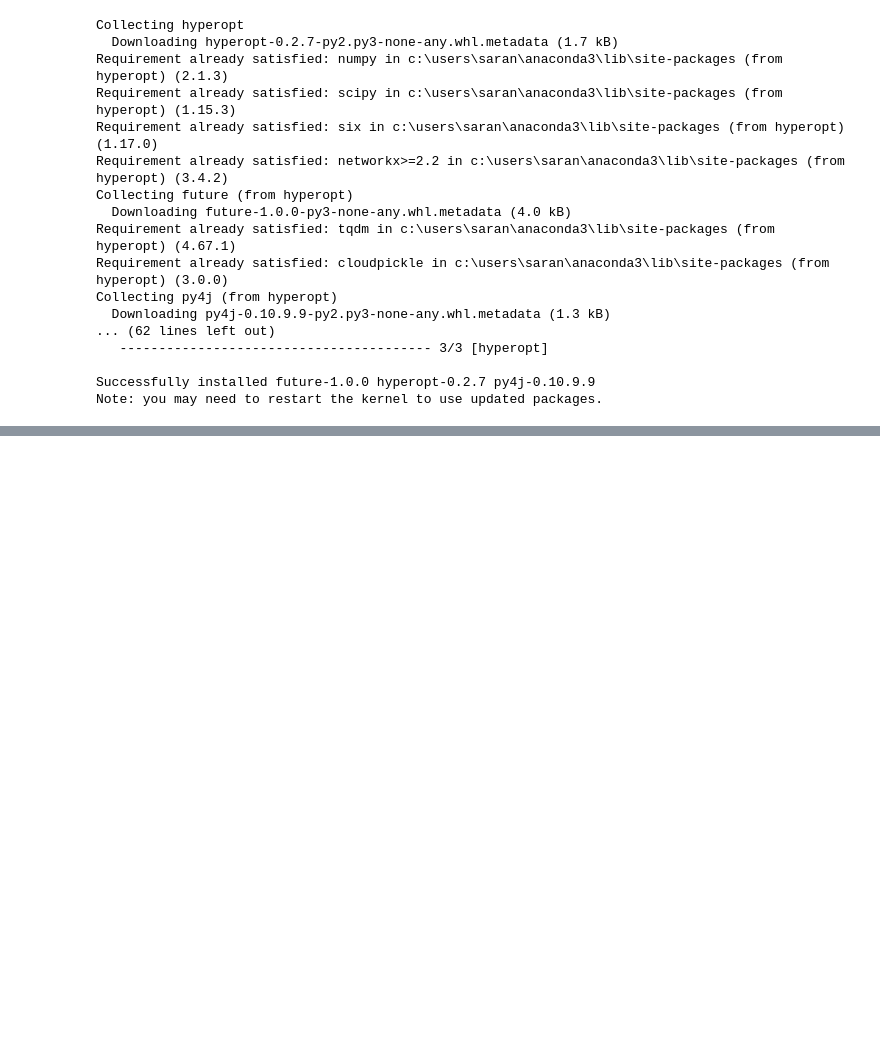
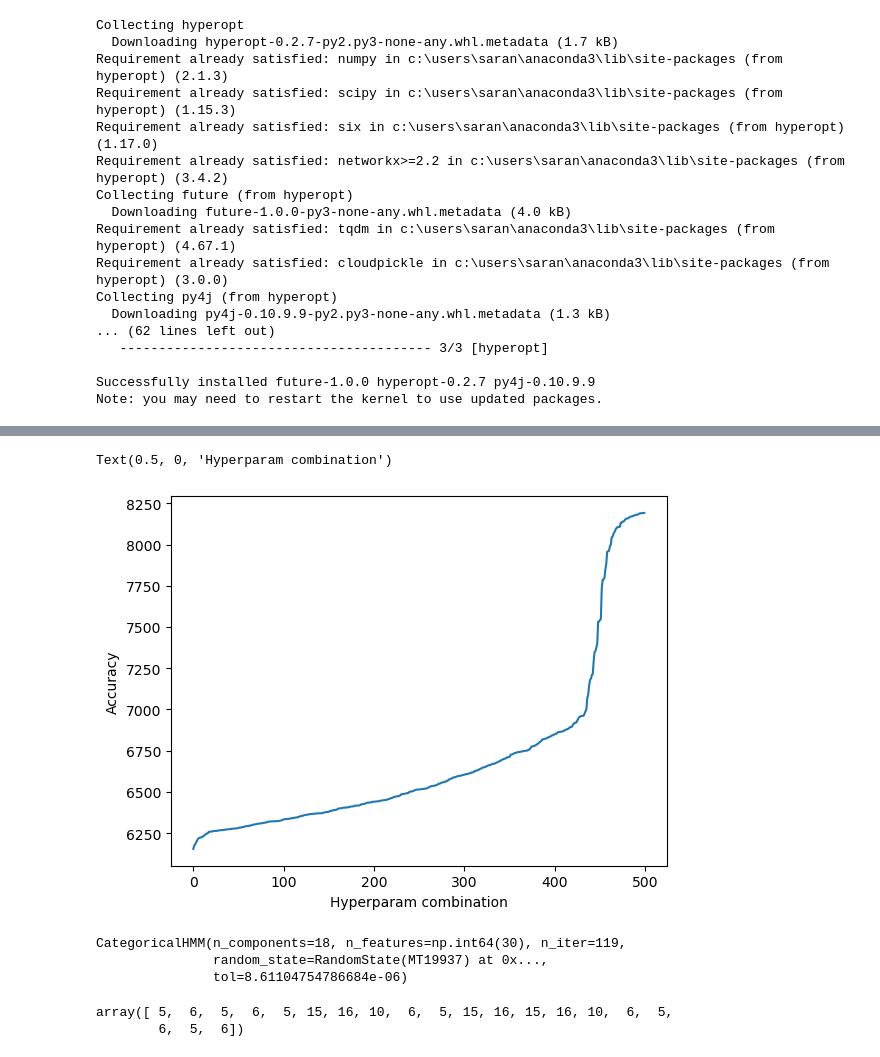
Before and after one commit to sarangkulkarni-math/Hidden-Markov-Models, a Jupyter notebook: HMM_first_project.ipynb, the cells around one changed output, grey strips where cells are left out. Drawn from its saved outputs; the diff is of its cells as text; code cells hidden in the pictures; blank space fills up the shorter version.

```diff
--- a/HMM_first_project.ipynb
+++ b/HMM_first_project.ipynb
@@ -431,0 +431,14 @@ def objective(params):
+# %%
+# fmin performs the minimization
+# rand.suggest samples the parameters at random
+# i.e., performs the random search
+trials = Trials()
+
+search = fmin(
+    fn=objective,
+    space=param_grid,
+    max_evals=500,
+    rstate=np.random.default_rng(42),
+    algo=tpe.suggest,  # randomized search
+    trials=trials
+)
@@ -431,0 +459,8 @@ def objective(params):
+# %%
+results = pd.concat([
+    pd.DataFrame(trials.vals),
+    pd.DataFrame(trials.results)],
+    axis=1,
+).sort_values(by='loss', ascending=True).reset_index(drop=True)
+
+results.head(10)
@@ -431,0 +479,19 @@ def objective(params):
+# %%
+results['loss'].plot()
+plt.ylabel('Accuracy')
+plt.xlabel('Hyperparam combination')
+# %% [output]
+Text(0.5, 0, 'Hyperparam combination')
+[figure, added]
+# %%
+model = CategoricalHMM(n_components=18,n_iter=119,tol=8.61104754786684e-06)
+model.fit([sequence_of_labels])
+# %% [output]
+CategoricalHMM(n_components=18, n_features=np.int64(30), n_iter=119,
+               random_state=RandomState(MT19937) at 0x...,
+               tol=8.61104754786684e-06)
+# %%
+model.decode([sequence_of_labels])[1][:20]
+# %% [output]
+array([ 5,  6,  5,  6,  5, 15, 16, 10,  6,  5, 15, 16, 15, 16, 10,  6,  5,
+        6,  5,  6])
```
Also changed, not shown: parts of 10 cells of this notebook.
